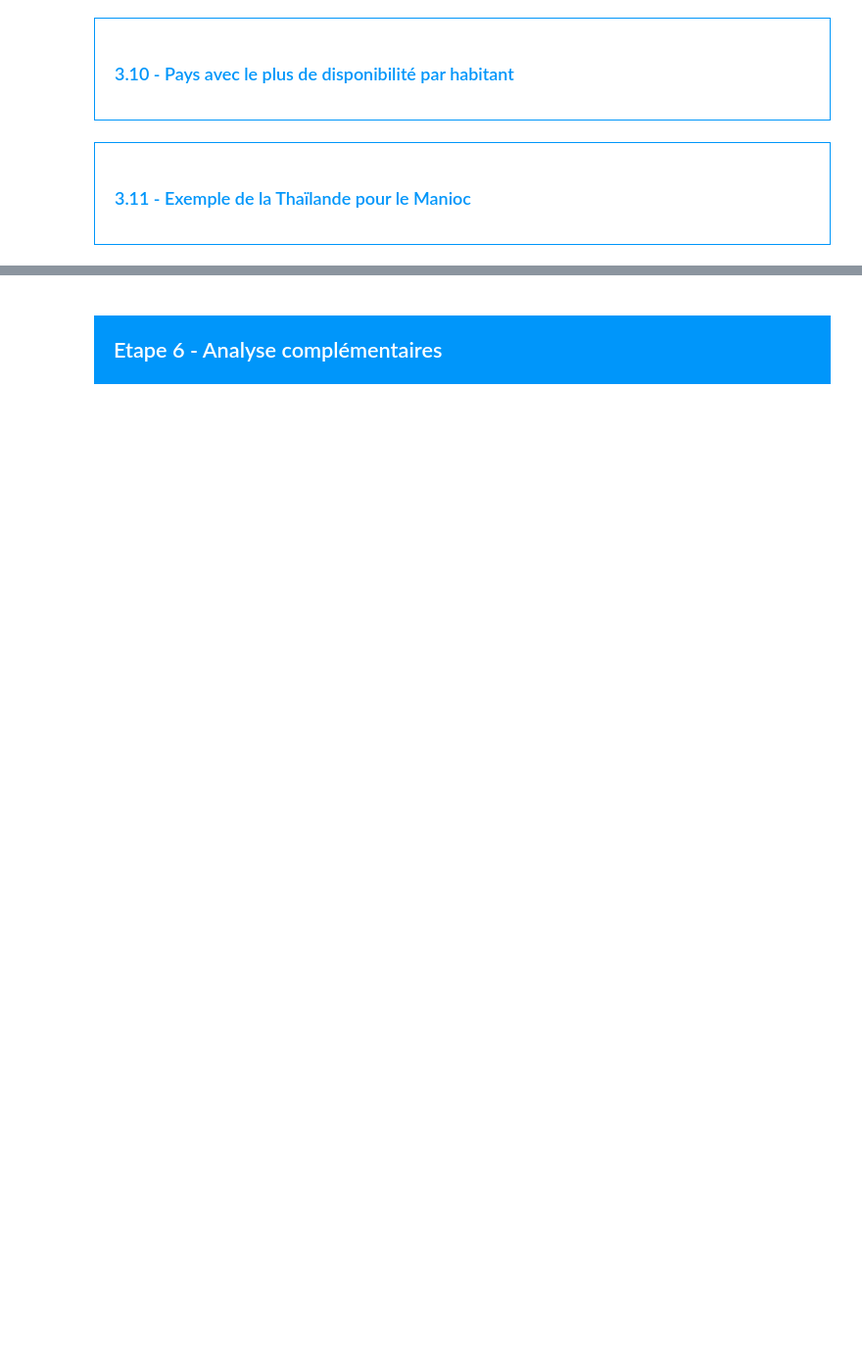
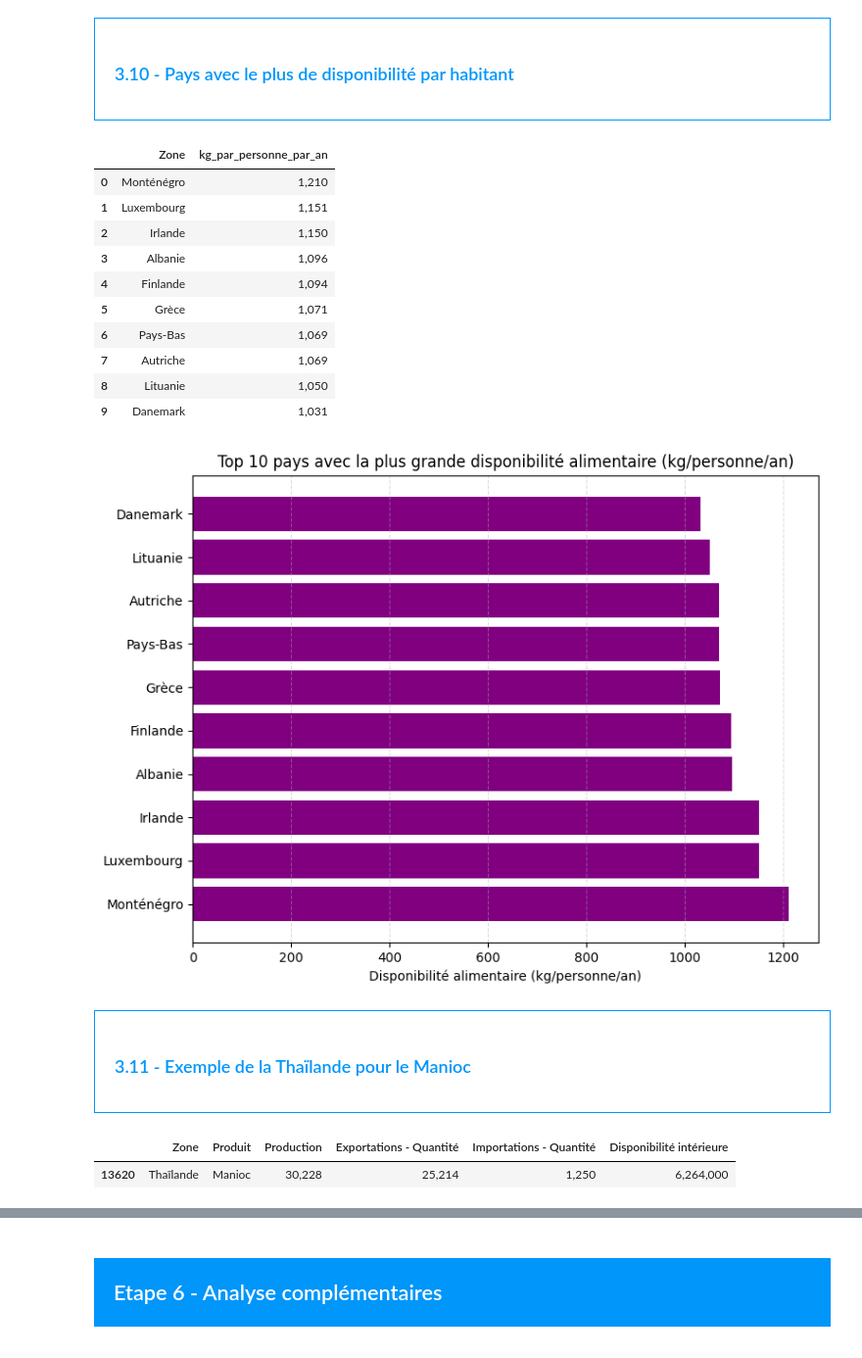
Before and after one commit to Stephane-OC/fao-project, a Jupyter notebook: Food_Security_Analysis_2013_2017.ipynb, the cells around one changed output, grey strips where cells are left out. Shown at 98% size. Saved outputs shown, nothing was run; the diff lists cells and outputs as text; code cells hidden in the pictures; blank space fills up the shorter version.

```diff
--- a/Food_Security_Analysis_2013_2017.ipynb
+++ b/Food_Security_Analysis_2013_2017.ipynb
@@ -603,10 +948,68 @@ Nombre théorique d'humains pouvant être nourris en 2017 : 8367593850
 </div>
 # %%
 #Affichage des 10 pays qui ont le plus de dispo alimentaire par personne
+if 'kg_par_pays' not in globals():
+    kg_par_pays = (
+        dispo_pop
+        .groupby("Zone", as_index=False)["Disponibilité alimentaire en quantité (kg/personne/an)"]
+        .sum(min_count=1)
+        .rename(columns={"Disponibilité alimentaire en quantité (kg/personne/an)":
+                         "kg_par_personne_par_an"})
+    )
+
+# Top 10 pays avec la plus grande disponibilité (kg/personne/an)
+top10_dispo = (
+    kg_par_pays
+    .sort_values("kg_par_personne_par_an", ascending=False)
+    .head(10)
+    .reset_index(drop=True)
+)
+
+display(top10_dispo)
+
+# Graphique horizontal
+to_plot = top10_dispo.sort_values("kg_par_personne_par_an", ascending=True)
+
+plt.figure(figsize=(8, 6))
+plt.barh(to_plot["Zone"], to_plot["kg_par_personne_par_an"], color="purple")
+plt.xlabel("Disponibilité alimentaire (kg/personne/an)")
+plt.title("Top 10 pays avec la plus grande disponibilité alimentaire (kg/personne/an)")
+plt.grid(axis='x', linestyle='--', alpha=0.4)
+plt.gca().invert_yaxis()
+plt.tight_layout()
+plt.show()
+# %% [output]
+|  | Zone | kg_par_personne_par_an |
+| 0 | Monténégro | 1,210 |
+| 1 | Luxembourg | 1,151 |
+| 2 | Irlande | 1,150 |
+| 3 | Albanie | 1,096 |
+| 4 | Finlande | 1,094 |
+| 5 | Grèce | 1,071 |
+| 6 | Pays-Bas | 1,069 |
+| 7 | Autriche | 1,069 |
+| 8 | Lituanie | 1,050 |
+| 9 | Danemark | 1,031 |
+[figure, added]
 # %% [markdown]
 <div style="border: 1px solid RGB(0,150,250);" >
 <h3 style="margin: auto; padding: 20px; color: RGB(0,150,250); ">3.11 - Exemple de la Thaïlande pour le Manioc</h3>
 </div>
 # %%
 #création d'un dataframe avec uniquement la Thaïlande
+thai_manioc = (
+    dispo_pop.query("Zone == 'Thaïlande'")
+             .loc[lambda d: d["Produit"].str.contains("Manioc", case=False, na=False)]
+             .copy()
+)
+
+display(thai_manioc[[
+    "Zone", "Produit", "Production",
+    "Exportations - Quantité",
+    "Importations - Quantité",
+    "Disponibilité intérieure"
+]])
+# %% [output]
+|  | Zone | Produit | Production | Exportations - Quantité | Importations - Quantité | Disponibilité intérieure |
+| 13620 | Thaïlande | Manioc | 30,228 | 25,214 | 1,250 | 6,264,000 |
 # %%
```
Also changed, not shown: parts of 32 cells of this notebook, 1 other file.
